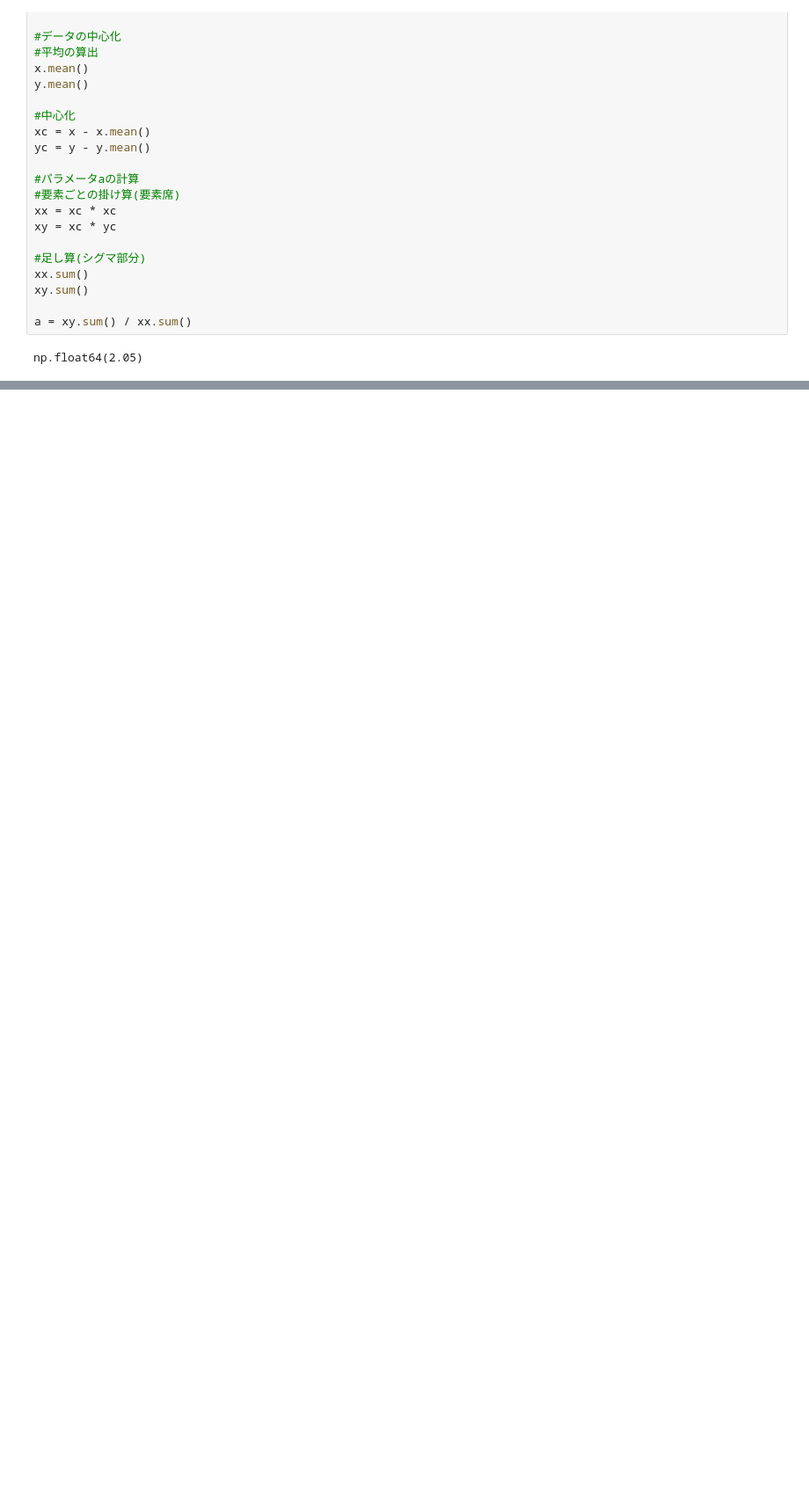
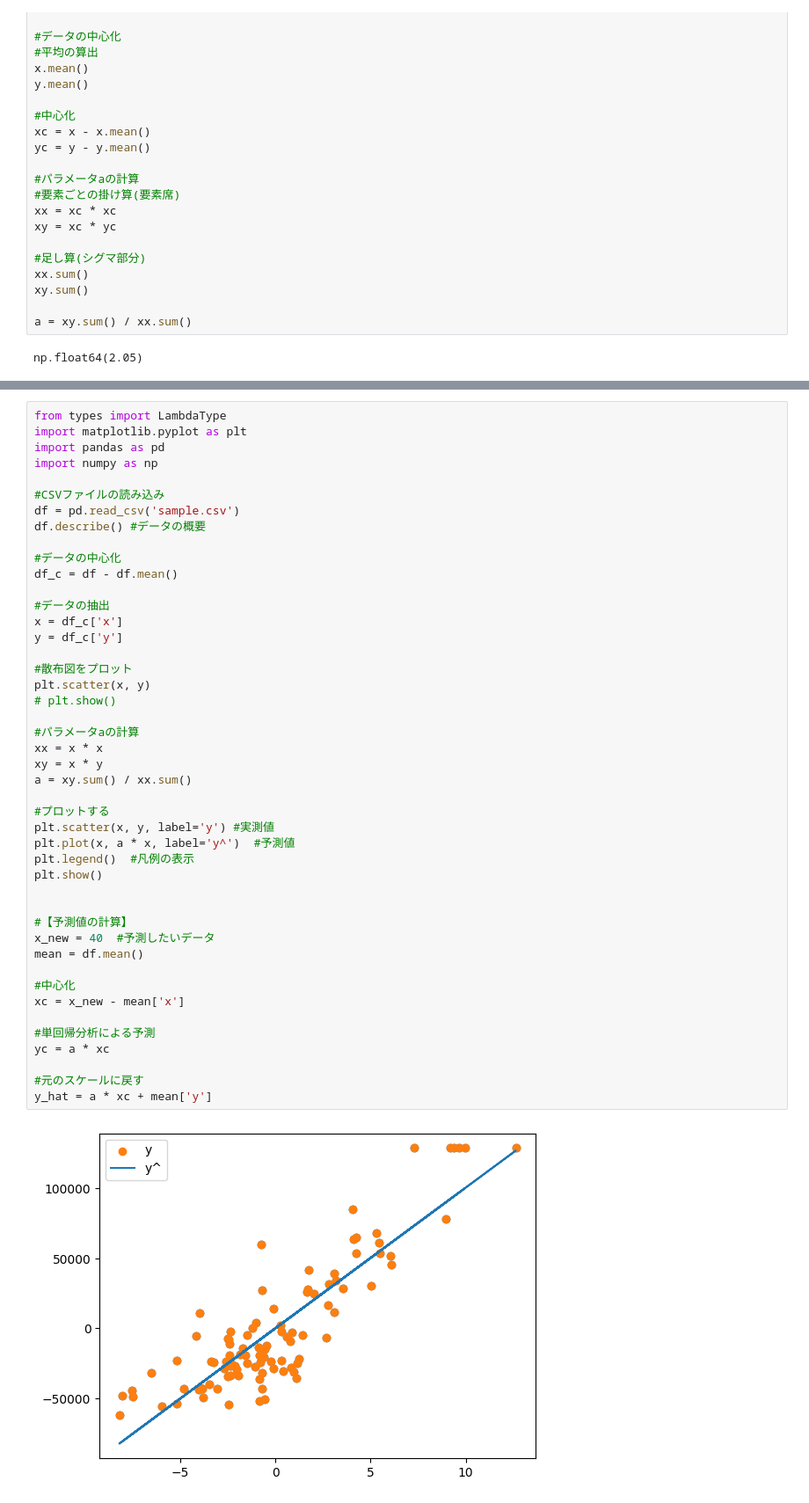
Before and after one commit to sasaokaM/Colab, a Jupyter notebook: Pythonの速習.ipynb, the cells around one changed output, grey strips where cells are left out. Shown at 88% size. Drawn from its saved outputs; the diff is of its cells as text; blank space fills up the shorter version.

```diff
--- a/Pythonの速習.ipynb
+++ b/Pythonの速習.ipynb
@@ -37,0 +69,47 @@ df = pd.read_csv()
+# %%
+from types import LambdaType
+import matplotlib.pyplot as plt
+import pandas as pd
+import numpy as np
+
+#CSVファイルの読み込み
+df = pd.read_csv('sample.csv')
+df.describe() #データの概要
+
+#データの中心化
+df_c = df - df.mean()
+
+#データの抽出
+x = df_c['x']
+y = df_c['y']
+
+#散布図をプロット
+plt.scatter(x, y)
+# plt.show()
+
+#パラメータaの計算
+xx = x * x
+xy = x * y
+a = xy.sum() / xx.sum()
+
+#プロットする
+plt.scatter(x, y, label='y') #実測値
+plt.plot(x, a * x, label='y^')  #予測値
+plt.legend()  #凡例の表示
+plt.show()
+
+
+#【予測値の計算】
+x_new = 40  #予測したいデータ
+mean = df.mean()
+
+#中心化
+xc = x_new - mean['x']
+
+#単回帰分析による予測
+yc = a * xc
+
+#元のスケールに戻す
+y_hat = a * xc + mean['y']
+# %% [output]
+[figure, added]
```
Also changed, not shown: parts of 8 cells of this notebook.
